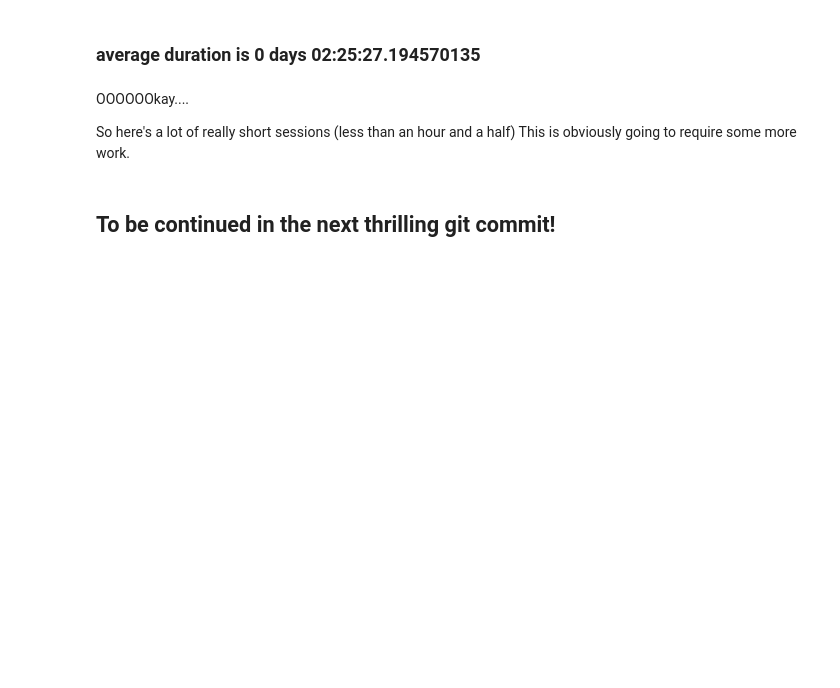
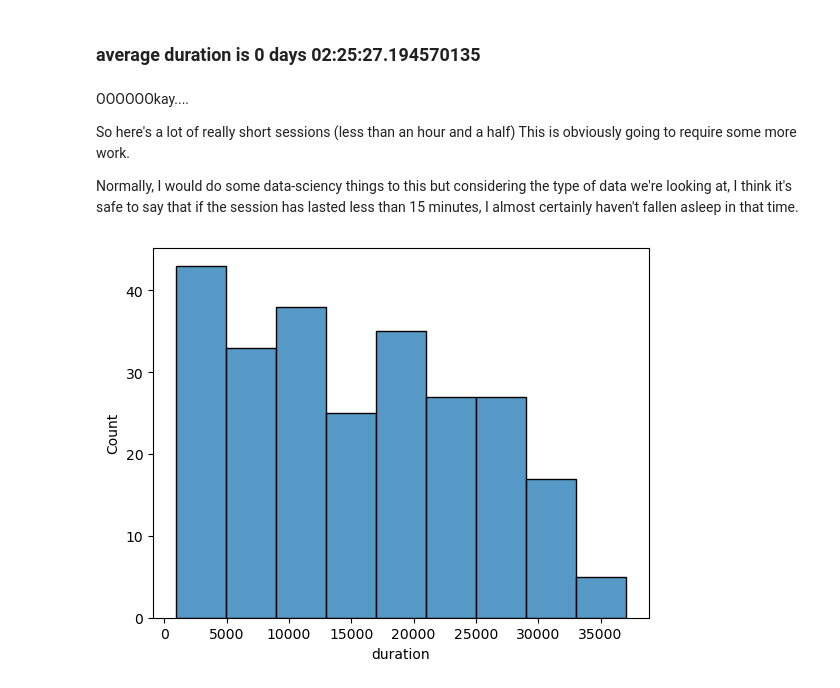
Before and after one commit to Is0metry/Sleep-Study, a Jupyter notebook: sleep_apnea_analysis.ipynb, the cells around one changed output. Saved outputs shown, nothing was run; the diff lists cells and outputs as text; code cells hidden in the pictures; blank space fills up the shorter version.

```diff
--- a/sleep_apnea_analysis.ipynb
+++ b/sleep_apnea_analysis.ipynb
@@ -61,3 +63,6 @@ session_df
+# %%
+session_df['start_am'] = session_df.start_ts - timedelta(hours=12)
+session_df['end_am'] = session_df.end_ts - timedelta(hours=12)
 # %% [markdown]
 ### Let's visualize!
 # %%
@@ -73,5 +78,12 @@ OOOOOOkay....
 
 So here's a lot of really short sessions (less than an hour and a half)
 This is obviously going to require some more work.
+
+Normally, I would do some data-sciency things to this but considering the type of data we're looking at, I think it's safe to say that if the session has lasted less than 15 minutes, I almost certainly haven't fallen asleep in that time.
-# %% [markdown]
-## To be continued in the next thrilling git commit!
+# %%
+session_df = session_df[session_df.duration >= timedelta(minutes=15)]
+# %%
+sns.histplot(session_df.duration.dt.seconds)
+plt.show()
+# %% [output]
+[figure, added]
```
Also changed, not shown: parts of 5 cells of this notebook.
